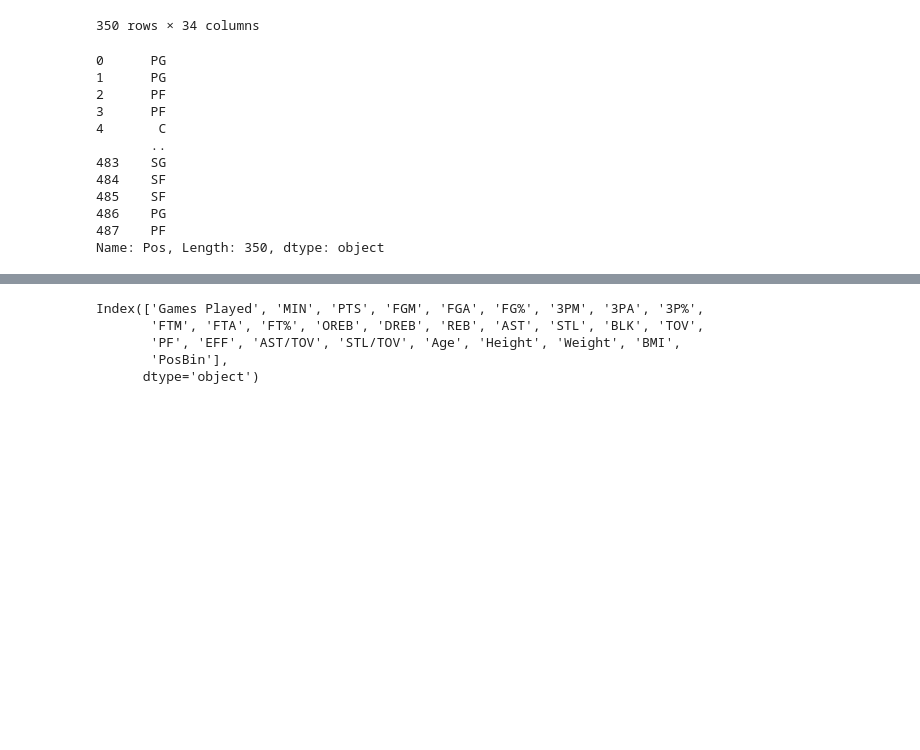
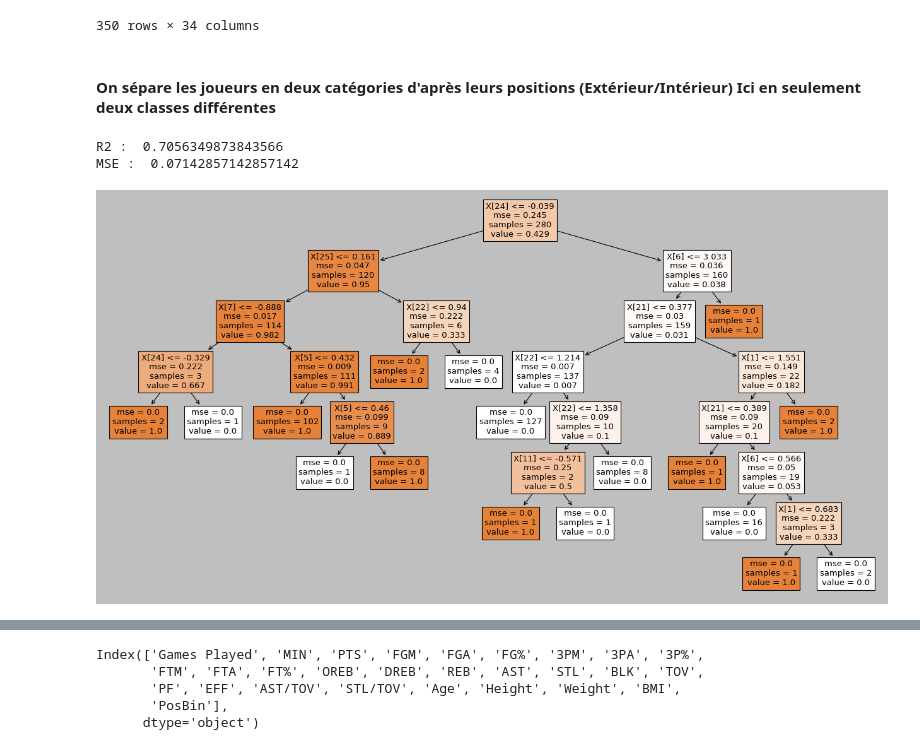
Before and after one commit to julienMP06/NBA-Prediction-1, a Jupyter notebook: Projet/Projet.ipynb, the cells around one changed output, grey strips where cells are left out. Cells and saved outputs as stored; diff of their text form; code cells hidden in the pictures; blank space fills up the shorter version.

```diff
--- a/Projet/Projet.ipynb
+++ b/Projet/Projet.ipynb
@@ -56,18 +186,29 @@ data
 | 486 | Zach LaVine | 77 | 1902 | 778 | 286 | 677 | 42.2 | 57 | 167 | 34.1 | ... |
 | 487 | Zach Randolph | 71 | 2304 | 1143 | 454 | 932 | 48.7 | 7 | 20 | 35.0 | ... |
 350 rows × 34 columns
-# %%
-data["Pos"]
-# %% [output]
-0      PG
-1      PG
-2      PF
-3      PF
-4       C
-       ..
-483    SG
-484    SF
-485    SF
-486    PG
-487    PF
-Name: Pos, Length: 350, dtype: object
+# %% [markdown]
+#### On sépare les joueurs en deux catégories d'après leurs positions (Extérieur/Intérieur) Ici en seulement deux classes différentes
+# %%
+data["PosBin"] = data["Pos"].apply(lambda x: 1 if x in ["PG","SG"] else 0)
+data = data.drop(['Name','Birth_Place','Birthdate','Collage','Experience','Team','Pos'], axis=1)
+X = data.drop('PosBin', axis=1)
+y = data['PosBin']
+sc = StandardScaler()
+X = sc.fit_transform(X)
+le = LabelEncoder()
+y = le.fit_transform(y)
+# %%
+X_train, X_test, y_train, y_test = train_test_split(X, y, test_size=0.2, random_state=42)
+# %%
+dt = DecisionTreeRegressor(random_state=42)
+dt.fit(X_train, y_train)
+y_pred = dt.predict(X_test)
+print("R2 : ", r2_score(y_test, y_pred))
+print("MSE : ", mean_squared_error(y_test, y_pred))
+plt.figure(figsize=(20,10))
+plot_tree(dt, filled=True)
+plt.show()
+# %% [output]
+R2 :  0.7056349873843566
+MSE :  0.07142857142857142
+[figure, added]
```
Also changed, not shown: parts of 30 cells of this notebook.
